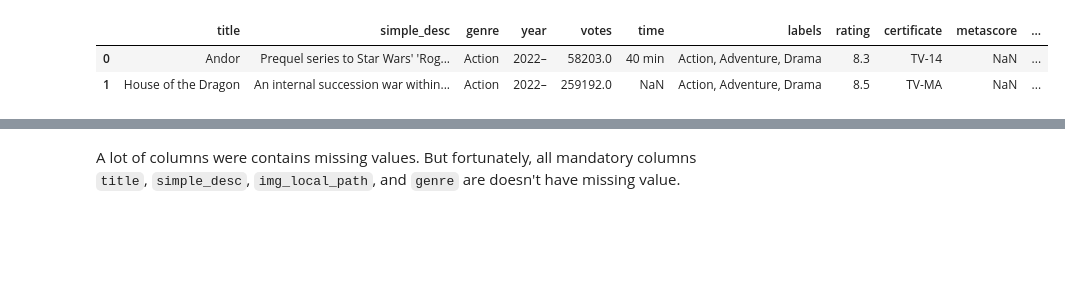
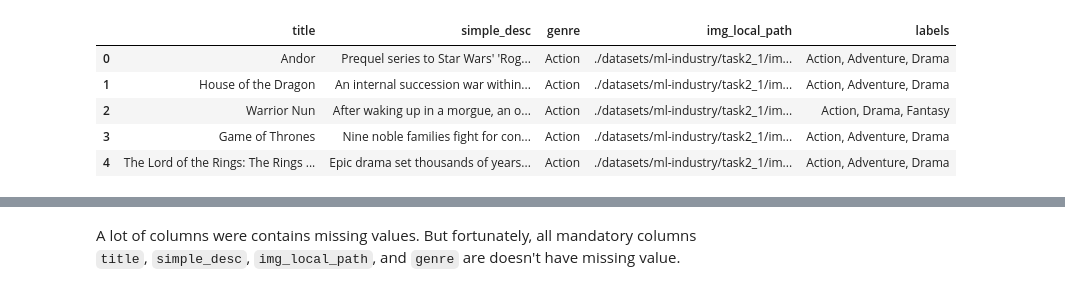
Before and after one commit to fhrzn/industrial-ai, a Jupyter notebook: Task 2/eda.ipynb, the cells around one changed output, grey strips where cells are left out. Saved outputs shown, nothing was run; the diff lists cells and outputs as text; code cells hidden in the pictures; blank space fills up the shorter version.

```diff
--- a/Task 2/eda.ipynb
+++ b/Task 2/eda.ipynb
@@ -13,10 +5,12 @@ for f in os.listdir('./datasets/ml-industry/task2'):
 # %%
-# concat all csv(s)
-df_all = pd.concat(dfs, ignore_index=True)
+df_all = pd.read_csv('./datasets/ml-industry/task2_1/compiled.csv', index_col=0)
 # adjust the path
 df_all['img_local_path'] = df_all['img_local_path'].apply(lambda x: x.replace('/content/drive/MyDrive/ITMO Master', '.'))
-df_all.head(2)
+df_all.head()
 # %% [output]
-|  | title | simple_desc | genre | year | votes | time | labels | rating | certificate | metascore | ... |
-| 0 | Andor | Prequel series to Star Wars' 'Rog... | Action | 2022– | 58203.0 | 40 min | Action, Adventure, Drama | 8.3 | TV-14 | NaN | ... |
-| 1 | House of the Dragon | An internal succession war within... | Action | 2022– | 259192.0 | NaN | Action, Adventure, Drama | 8.5 | TV-MA | NaN | ... |
+|  | title | simple_desc | genre | img_local_path | labels |
+| 0 | Andor | Prequel series to Star Wars' 'Rog... | Action | ./datasets/ml-industry/task2_1/im... | Action, Adventure, Drama |
+| 1 | House of the Dragon | An internal succession war within... | Action | ./datasets/ml-industry/task2_1/im... | Action, Adventure, Drama |
+| 2 | Warrior Nun | After waking up in a morgue, an o... | Action | ./datasets/ml-industry/task2_1/im... | Action, Drama, Fantasy |
+| 3 | Game of Thrones | Nine noble families fight for con... | Action | ./datasets/ml-industry/task2_1/im... | Action, Adventure, Drama |
+| 4 | The Lord of the Rings: The Rings ... | Epic drama set thousands of years... | Action | ./datasets/ml-industry/task2_1/im... | Action, Adventure, Drama |
```
Also changed, not shown: parts of 12 cells of this notebook, 1 other file.
